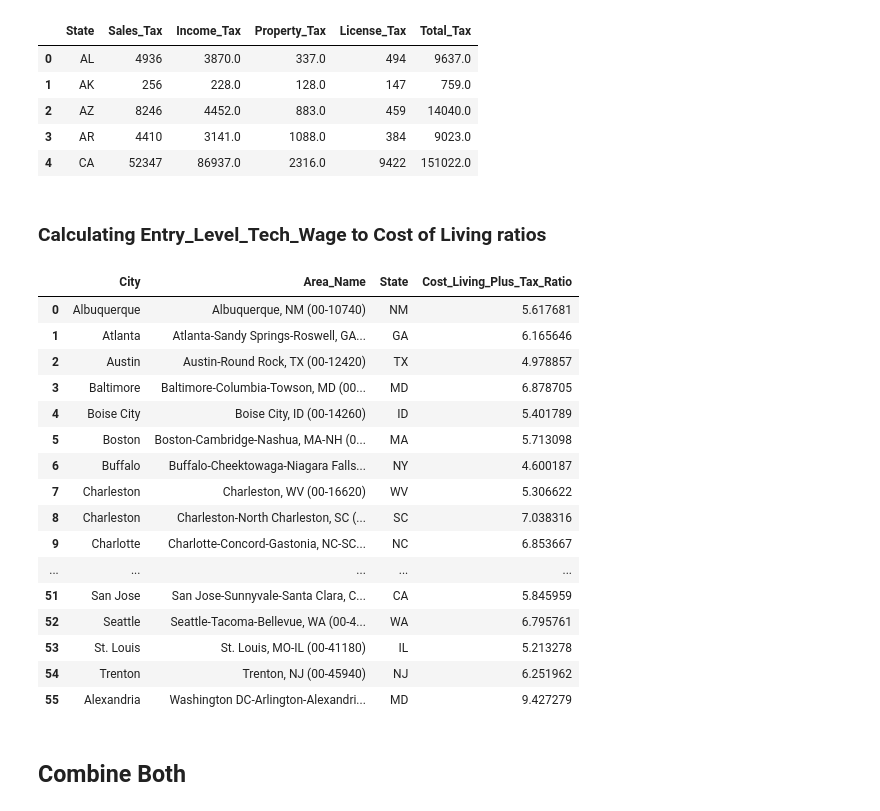
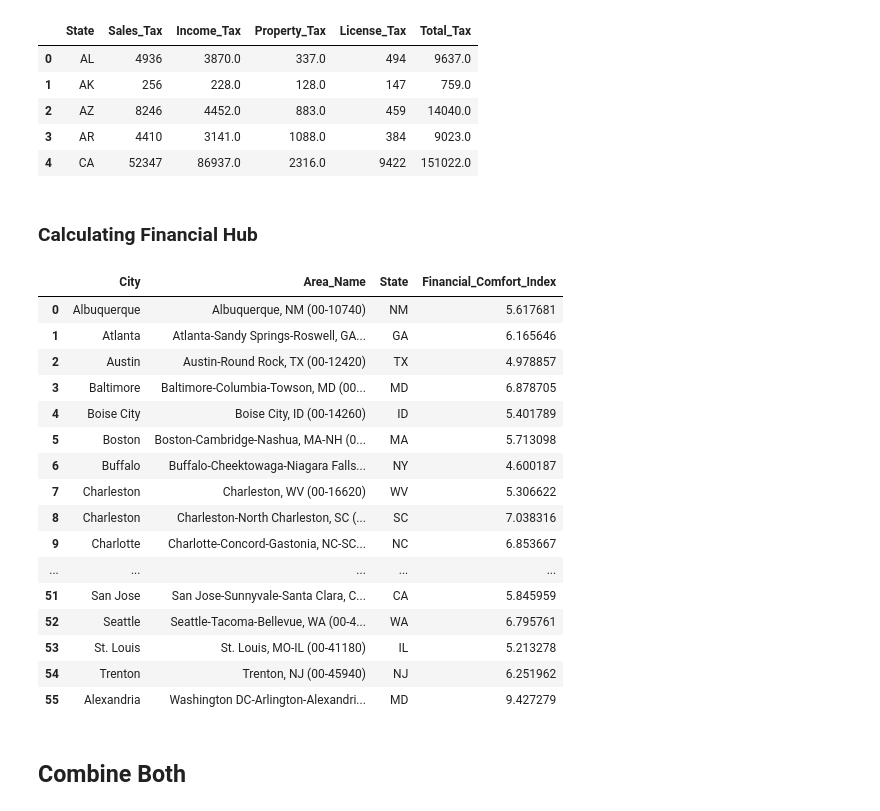
Before and after one commit to Makster04/Phase_3_Project, a Jupyter notebook: Notebook.ipynb, the cells around one changed output. Cells and saved outputs as stored; diff of their text form; code cells hidden in the pictures.

```diff
--- a/Notebook.ipynb
+++ b/Notebook.ipynb
@@ -322,8 +322,8 @@ TB.head()
 | 2 | AZ | 8246 | 4452.0 | 883.0 | 459 | 14040.0 |
 | 3 | AR | 4410 | 3141.0 | 1088.0 | 384 | 9023.0 |
 | 4 | CA | 52347 | 86937.0 | 2316.0 | 9422 | 151022.0 |
-# %% [markdown]
-### Calculating Entry_Level_Tech_Wage to Cost of Living ratios
+# %% [markdown]
+### Calculating Financial Hub
 # %%
 import pandas as pd
 import sqlite3
@@ -345,35 +345,35 @@ conn = sqlite3.connect(":memory:")
 # Load the DataFrames into SQLite
 Entry_Level_Wage.to_sql("Tech_Wages", conn, if_exists="replace", index=False)
 COL.to_sql("Cost_Living", conn, if_exists="replace", index=False)
 TB.to_sql("Tax_Burden", conn, if_exists="replace", index=False)
 
 
 # SQL query to calculate the ratios
 query = """
 SELECT Cost_Living.City, Tech_Wages.Area_Name, Tax_Burden.State,
 ((Tech_Wages.Entry_Level_Tech_Wage) / (Cost_Living.Cost_Living * 100)) - (Tax_Burden.Total_Tax / Tech_Wages.Entry_Level_Tech_Wage)
- AS Cost_Living_Plus_Tax_Ratio
+ AS Financial_Comfort_Index
 FROM Tech_Wages
 JOIN Cost_Living ON Tech_Wages.Area_Name LIKE '%' || Cost_Living.City || '%'
 JOIN Tax_Burden ON Tech_Wages.Area_Name LIKE '%, %' || Tax_Burden.State || '%'
 GROUP BY Tech_Wages.Area_Name;
 
 """
 
 # Execute query and store the result in a DataFrame
 result_df = pd.read_sql(query, conn)
 
 # Close the SQLite connection
 conn.close()
 
 # Display results
 result_df.head()
 
 # Optionally, save the result to an Excel file
 result_df.to_excel("Financial_Hub.xlsx", index=False)
 result_df
 # %% [output]
-|  | City | Area_Name | State | Cost_Living_Plus_Tax_Ratio |
+|  | City | Area_Name | State | Financial_Comfort_Index |
 | 0 | Albuquerque | Albuquerque, NM (00-10740) | NM | 5.617681 |
 | 1 | Atlanta | Atlanta-Sandy Springs-Roswell, GA... | GA | 6.165646 |
 | 2 | Austin | Austin-Round Rock, TX (00-12420) | TX | 4.978857 |
```
Also changed, not shown: parts of 1 cell of this notebook, 1 other file.
